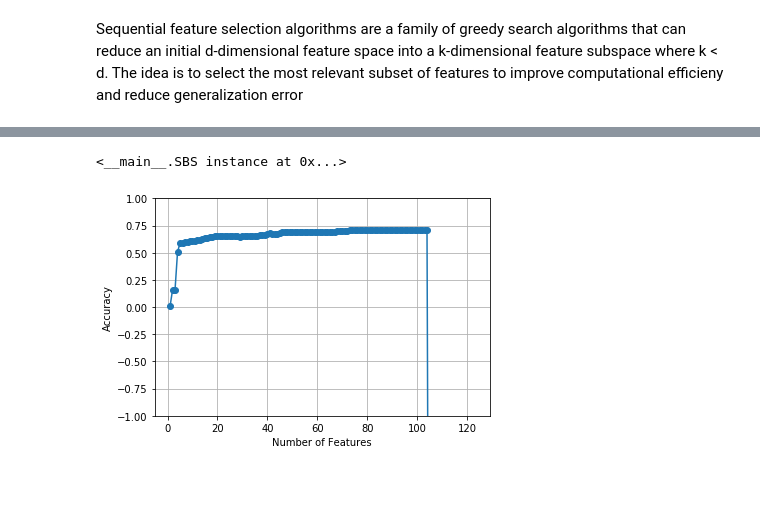
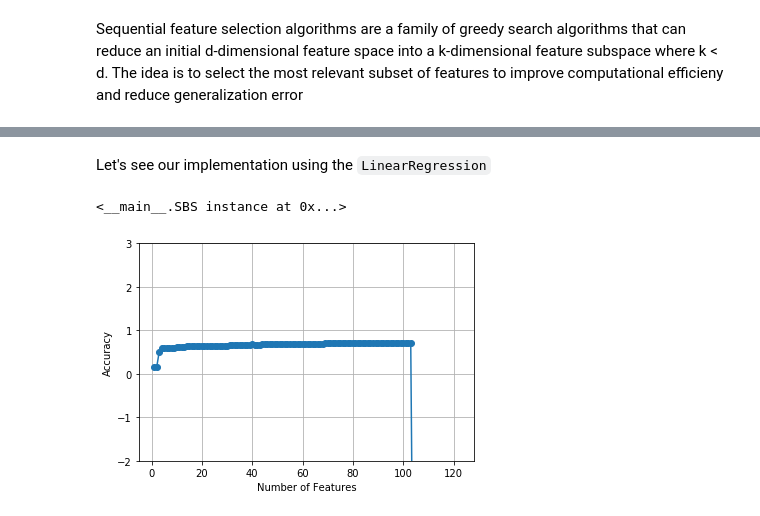
Before and after one commit to WenboTien/Crime_data-analysis, a Jupyter notebook: exploratory_data_analysis/UCIrvine_Crime_data_analysis.ipynb, the cells around one changed output, grey strips where cells are left out. Drawn from its saved outputs; the diff is of its cells as text; code cells hidden in the pictures; blank space fills up the shorter version.

```diff
--- a/exploratory_data_analysis/UCIrvine_Crime_data_analysis.ipynb
+++ b/exploratory_data_analysis/UCIrvine_Crime_data_analysis.ipynb
@@ -30,8 +37,8 @@ We use pandas `read_csv(path/to/csv)` method to read the csv file. Next, replace
 # %%
 df = pd.read_csv('../datasets/UCIrvineCrimeData.csv');
 df = df.replace('?',np.NAN)
-features = [x for x in df.columns if x not in ['state', 'community', 'communityname', 'county'
-                                               , 'ViolentCrimesPerPop']]
+features = [x for x in df.columns if x not in ['fold', 'state', 'community', 'communityname', 'county'
+                                               ,'ViolentCrimesPerPop']]
 # %% [markdown]
 # Find the number of missing values in every column
 # %%
@@ -164 +174,3 @@ class SBS():
+# %% [markdown]
+Let's see our implementation using the `LinearRegression`
 # %%
@@ -170,10 +182,10 @@ sbs.fit(X_train, y_train)
 # %%
 k_feat = [len(k) for k in sbs.subsets_]
 plt.plot(k_feat, sbs.scores_, marker='o')
-plt.ylim([-1, 1])
+plt.ylim([-2, 3])
 plt.ylabel('Accuracy')
 plt.xlabel('Number of Features')
 plt.grid()
 plt.show()
 # %% [output]
-[figure, old version]
+[figure, new version]
```
Also changed, not shown: parts of 11 cells of this notebook.
